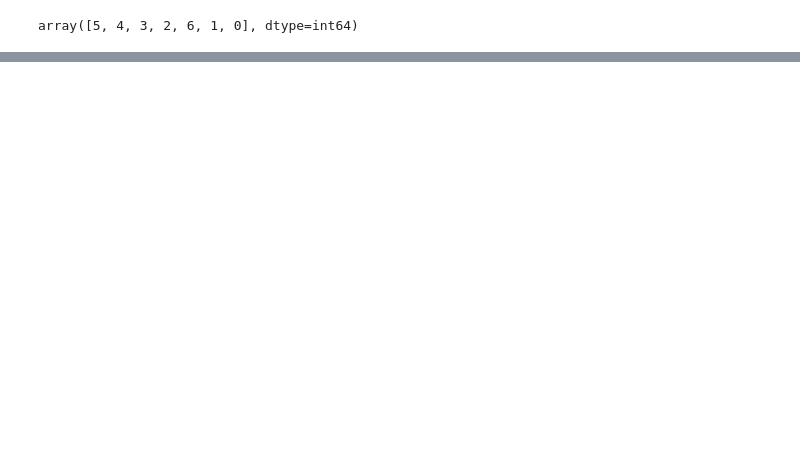
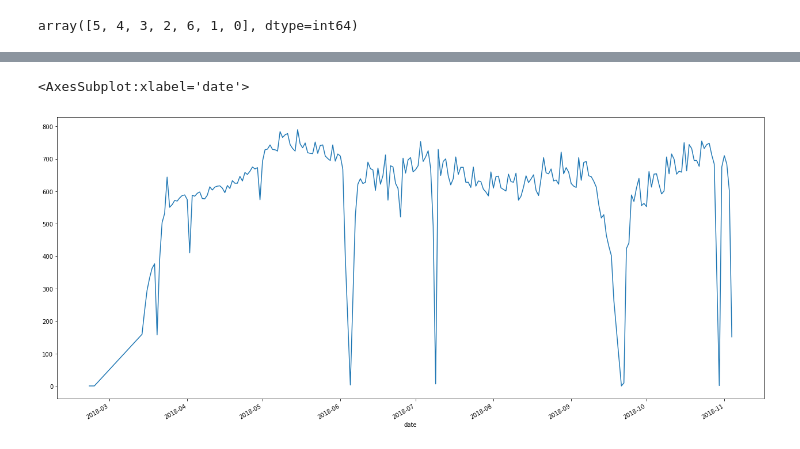
Before and after one commit to marcosandre3392/analise-de-series-temporais, a Jupyter notebook: series_temporais_projeto_1.ipynb, the cells around one changed output, grey strips where cells are left out. Drawn from its saved outputs; the diff is of its cells as text; code cells hidden in the pictures; blank space fills up the shorter version.

```diff
--- a/series_temporais_projeto_1.ipynb
+++ b/series_temporais_projeto_1.ipynb
@@ -111,0 +89,4 @@ data_for_creation_series.sort_values('day_of_week',ascending = False)
+# %%
+data_of_prices = data_for_creation_series[['film_code','tickets_sold','ticket_price','date','weekend','month']]
+# %%
+data_of_prices['name_of_day_week']=data_of_prices.date.dt.strftime('%A')
@@ -111,0 +115,6 @@ data_for_creation_series.sort_values('day_of_week',ascending = False)
+# %%
+plt.figure(figsize=(22,10))
+data_of_prices.groupby(['date'])['tickets_sold'].count().plot()
+# %% [output]
+<AxesSubplot:xlabel='date'>
+[figure, added]
```
Also changed, not shown: parts of 13 cells of this notebook.
